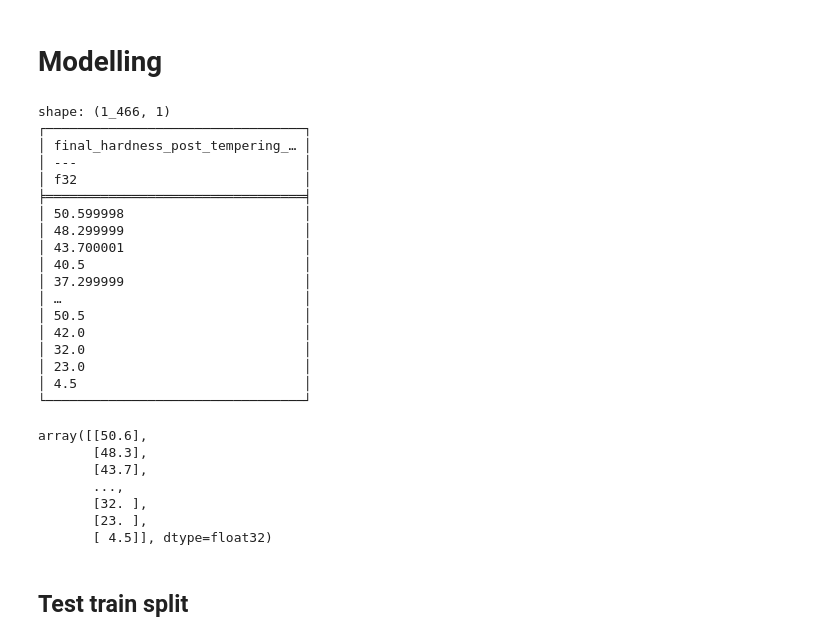
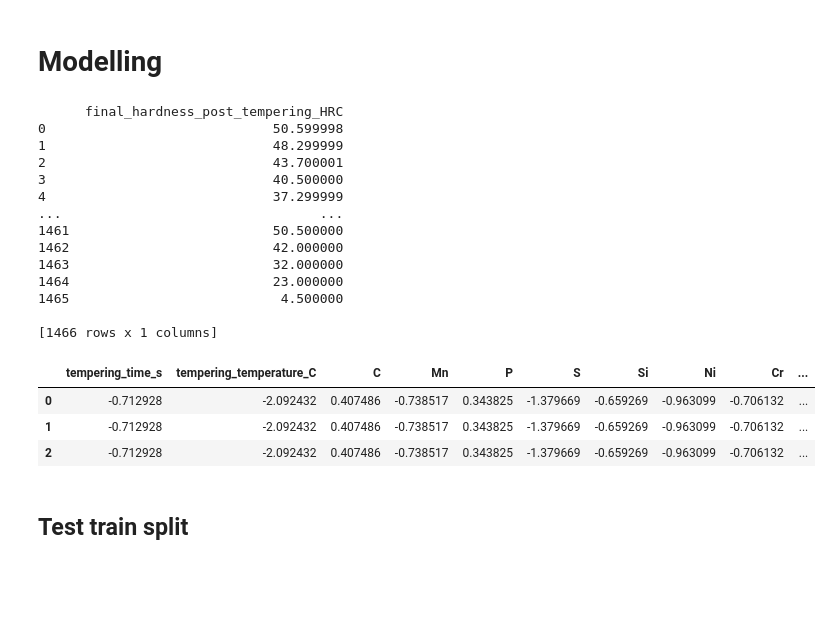
Before and after one commit to Nate-Sheibley/Mild-Steel-Tempering, a Jupyter notebook: Mild_Steel_Tempering-revised.ipynb, the cells around one changed output. Saved outputs shown, nothing was run; the diff lists cells and outputs as text; code cells hidden in the pictures; blank space fills up the shorter version.

```diff
--- a/Mild_Steel_Tempering-revised.ipynb
+++ b/Mild_Steel_Tempering-revised.ipynb
@@ -554,38 +564,32 @@ y.write_csv(f"{resources_path}/df_y.csv")
 # %%
 X = pl.read_csv(f'{resources_path}/df_X.csv')
 y = pl.read_csv(f'{resources_path}/df_y.csv',
                 schema={'final_hardness_post_tempering_HRC': pl.Float32})
+
+# Polars does not always work well with Keras
+X = X.to_pandas()
+y = y.to_pandas()
 print(y)
-# Polars does not always work well with Keras
-X = X.to_numpy()
-y = y.to_numpy()
-y
+X.head(3)
 # %% [output]
-shape: (1_466, 1)
-┌─────────────────────────────────┐
-│ final_hardness_post_tempering_… │
-│ ---                             │
-│ f32                             │
-╞═════════════════════════════════╡
-│ 50.599998                       │
-│ 48.299999                       │
-│ 43.700001                       │
-│ 40.5                            │
-│ 37.299999                       │
-│ …                               │
-│ 50.5                            │
-│ 42.0                            │
-│ 32.0                            │
-│ 23.0                            │
-│ 4.5                             │
-└─────────────────────────────────┘
+      final_hardness_post_tempering_HRC
+0                             50.599998
+1                             48.299999
+2                             43.700001
+3                             40.500000
+4                             37.299999
+...                                 ...
+1461                          50.500000
+1462                          42.000000
+1463                          32.000000
+1464                          23.000000
+1465                           4.500000
+
+[1466 rows x 1 columns]
-array([[50.6],
-       [48.3],
-       [43.7],
-       ...,
-       [32. ],
-       [23. ],
-       [ 4.5]], dtype=float32)
+|  | tempering_time_s | tempering_temperature_C | C | Mn | P | S | Si | Ni | Cr | ... |
+| 0 | -0.712928 | -2.092432 | 0.407486 | -0.738517 | 0.343825 | -1.379669 | -0.659269 | -0.963099 | -0.706132 | ... |
+| 1 | -0.712928 | -2.092432 | 0.407486 | -0.738517 | 0.343825 | -1.379669 | -0.659269 | -0.963099 | -0.706132 | ... |
+| 2 | -0.712928 | -2.092432 | 0.407486 | -0.738517 | 0.343825 | -1.379669 | -0.659269 | -0.963099 | -0.706132 | ... |
 # %% [markdown]
 ## Test train split
 # %%
```
Also changed, not shown: parts of 45 cells of this notebook.
